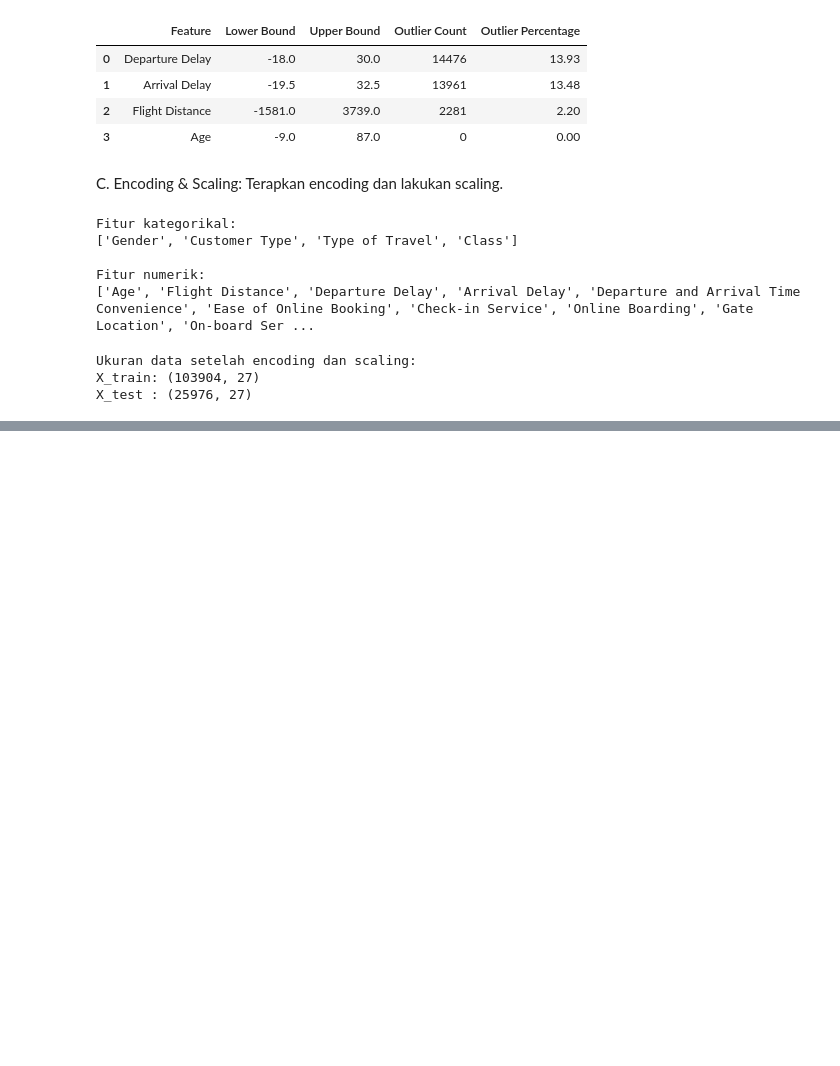
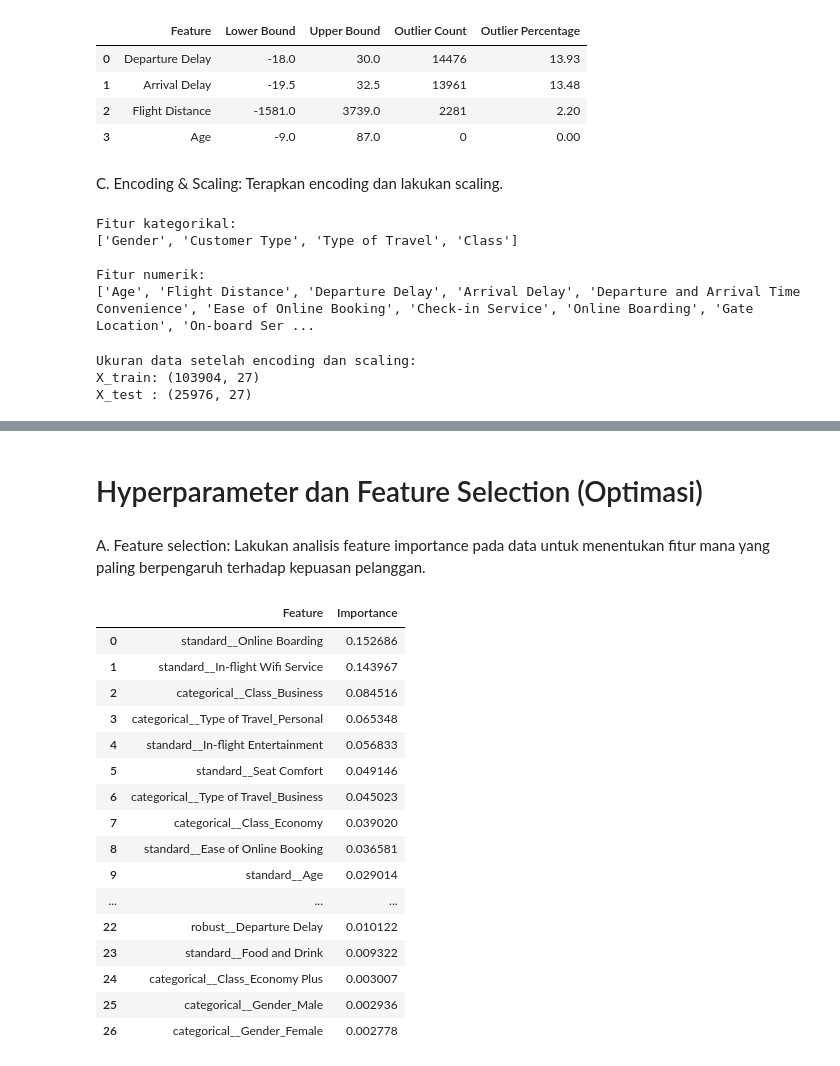
Before and after one commit to ilhamtkj/bengkod_uts, a Jupyter notebook: my-uts.ipynb, the cells around one changed output, grey strips where cells are left out. Cells and saved outputs as stored; diff of their text form; code cells hidden in the pictures; blank space fills up the shorter version.

```diff
--- a/my-uts.ipynb
+++ b/my-uts.ipynb
@@ -1091,0 +1093,30 @@ X_test : (25976, 27)
+# %%
+# Mendefinisikan model untuk data preprocessing
+models_prep = {
+    "Logistic Regression": LogisticRegression(
+        max_iter=10000,
+        random_state=42
+    ),
+    "SVM": LinearSVC(
+        dual="auto",
+        max_iter=10000,
+        random_state=42
+    ),
+    "Random Forest": RandomForestClassifier(
+        n_estimators=100,
+        random_state=42,
+        n_jobs=-1
+    )
+}
+
+# Melatih setiap model
+trained_models_prep = {}
+predictions_prep = {}
+
+for name, model in models_prep.items():
+    model.fit(X_train_prep_transformed, y_train_prep)
+
+    trained_models_prep[name] = model
+    predictions_prep[name] = model.predict(X_test_prep_transformed)
+
+    print(f"{name} selesai dilatih.")
@@ -1091,0 +1222,37 @@ X_test : (25976, 27)
+# %% [markdown]
+# Hyperparameter dan Feature Selection (Optimasi)
+# %% [markdown]
+A. Feature selection: Lakukan analisis feature importance pada data untuk menentukan fitur mana yang paling berpengaruh terhadap kepuasan pelanggan.
+# %%
+# Mengambil feature importance dari Random Forest
+rf_model = trained_models_prep["Random Forest"]
+
+feature_names = preprocessor_prep.get_feature_names_out()
+
+feature_importance_df = pd.DataFrame({
+    "Feature": feature_names,
+    "Importance": rf_model.feature_importances_
+}).sort_values(
+    by="Importance",
+    ascending=False
+).reset_index(drop=True)
+
+display(feature_importance_df)
+# %% [output]
+|  | Feature | Importance |
+| 0 | standard__Online Boarding | 0.152686 |
+| 1 | standard__In-flight Wifi Service | 0.143967 |
+| 2 | categorical__Class_Business | 0.084516 |
+| 3 | categorical__Type of Travel_Personal | 0.065348 |
+| 4 | standard__In-flight Entertainment | 0.056833 |
+| 5 | standard__Seat Comfort | 0.049146 |
+| 6 | categorical__Type of Travel_Business | 0.045023 |
+| 7 | categorical__Class_Economy | 0.039020 |
+| 8 | standard__Ease of Online Booking | 0.036581 |
+| 9 | standard__Age | 0.029014 |
+| ... | ... | ... |
+| 22 | robust__Departure Delay | 0.010122 |
+| 23 | standard__Food and Drink | 0.009322 |
+| 24 | categorical__Class_Economy Plus | 0.003007 |
+| 25 | categorical__Gender_Male | 0.002936 |
+| 26 | categorical__Gender_Female | 0.002778 |
```
Also changed, not shown: parts of 25 cells of this notebook.
